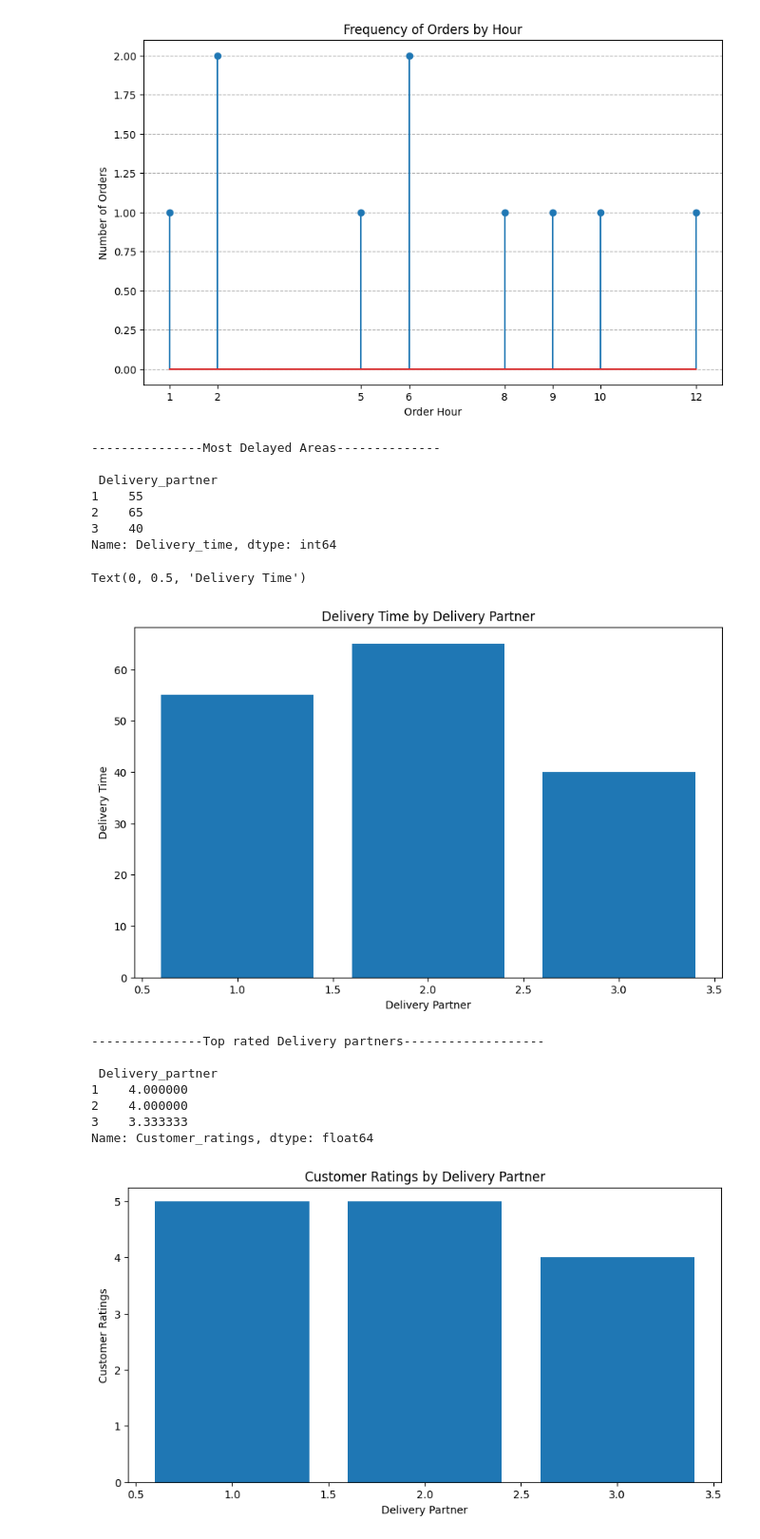
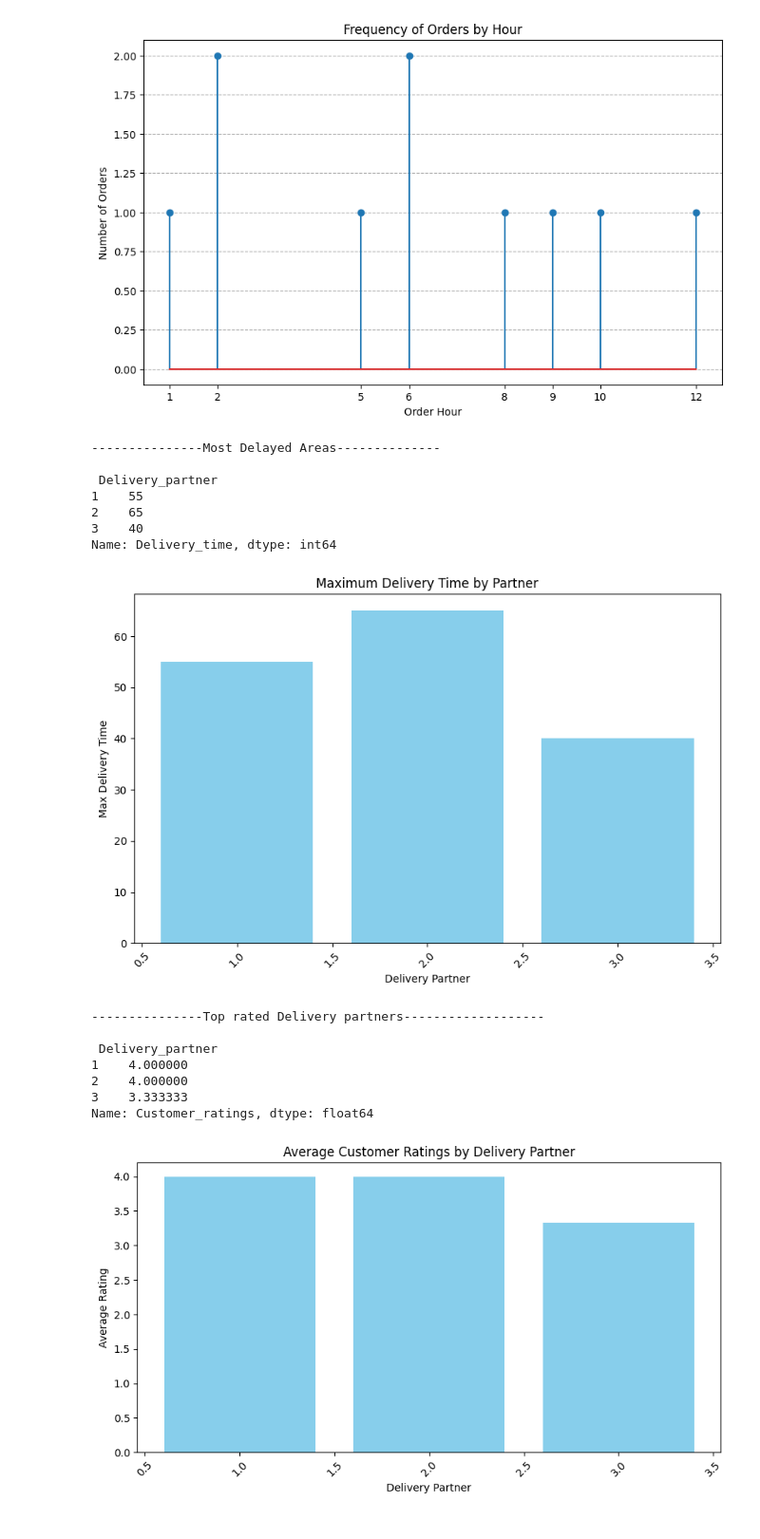
Before and after one commit to KarthikReddyvmd/Ethnotech-Data-Analytics-Training, a Jupyter notebook: Day 4/Module1Assignments/Analysis-1.ipynb, the cells around one changed output. Shown at 95% size. Cells and saved outputs as stored; diff of their text form; code cells hidden in the pictures.

```diff
--- a/Day 4/Module1Assignments/Analysis-1.ipynb
+++ b/Day 4/Module1Assignments/Analysis-1.ipynb
@@ -58,14 +58,19 @@ plt.show()
 Maximum Order Time: 12
 [figure]
 # %%
+import matplotlib.pyplot as plt
+
 print('---------------Most Delayed Areas--------------')
-print('\n',df.groupby('Delivery_partner')['Delivery_time'].max())
+max_delays = df.groupby('Delivery_partner')['Delivery_time'].max()
+print('\n', max_delays)
 
 plt.figure(figsize=(10, 6))
-plt.bar(df['Delivery_partner'], df['Delivery_time'])
-plt.title('Delivery Time by Delivery Partner')
+plt.bar(max_delays.index, max_delays.values,color='skyblue')
+plt.title('Maximum Delivery Time by Partner')
 plt.xlabel('Delivery Partner')
-plt.ylabel('Delivery Time')
+plt.ylabel('Max Delivery Time')
+plt.xticks(rotation=45)
+plt.show()
 # %% [output]
 ---------------Most Delayed Areas--------------
 
@@ -74,24 +79,27 @@ plt.ylabel('Delivery Time')
 2    65
 3    40
 Name: Delivery_time, dtype: int64
-Text(0, 0.5, 'Delivery Time')
-[figure, old version]
+[figure, new version]
 # %%
+import matplotlib.pyplot as plt
+
 print('---------------Top rated Delivery partners-------------------')
-print('\n',df.groupby('Delivery_partner')['Customer_ratings'].mean())
+avg_ratings = df.groupby('Delivery_partner')['Customer_ratings'].mean()
+print('\n', avg_ratings)
 
 plt.figure(figsize=(10,5))
-plt.bar(df['Delivery_partner'],df['Customer_ratings'])
-plt.title('Customer Ratings by Delivery Partner')
+plt.bar(avg_ratings.index, avg_ratings.values, color='skyblue')
+plt.title('Average Customer Ratings by Delivery Partner')
 plt.xlabel('Delivery Partner')
-plt.ylabel('Customer Ratings')
+plt.ylabel('Average Rating')
+plt.xticks(rotation=45)
 plt.show()
 # %% [output]
 ---------------Top rated Delivery partners-------------------
 
  Delivery_partner
 1    4.000000
 2    4.000000
 3    3.333333
 Name: Customer_ratings, dtype: float64
-[figure, old version]
+[figure, new version]
```
